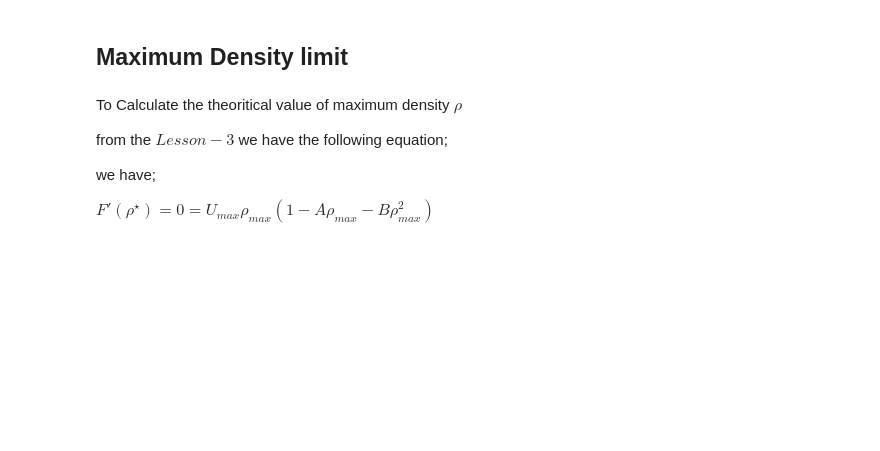
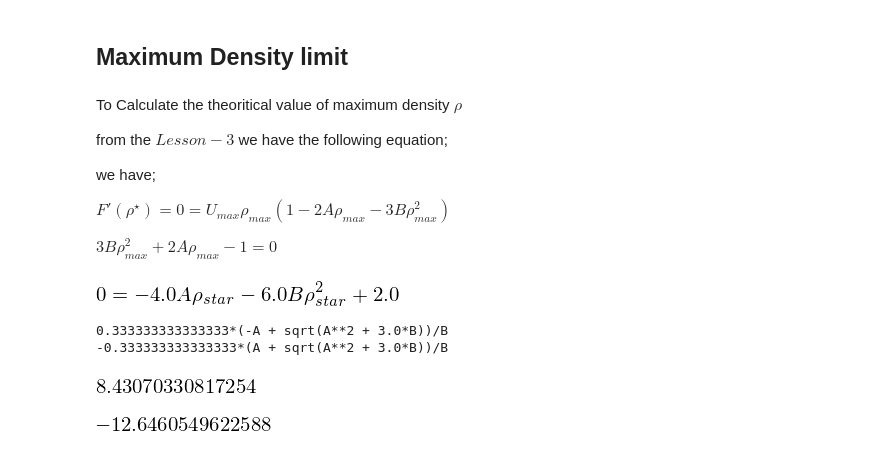
Before and after one commit to rambandaru/MAE6286, a Jupyter notebook: Assignments/Assignment_3.ipynb, the cells around one changed output. Drawn from its saved outputs; the diff is of its cells as text; code cells hidden in the pictures; blank space fills up the shorter version.

```diff
--- a/Assignments/Assignment_3.ipynb
+++ b/Assignments/Assignment_3.ipynb
@@ -106,4 +106,6 @@ from the $Lesson-3$ we have the following equation;
 
 we have;
 
-$F'(\rho^\star) = 0 = U_{max} \rho_{max}(1 - A\rho_{max} - B{\rho_{max}^2}) $
+$F'(\rho^\star) = 0 = U_{max} \rho_{max}(1 - 2A\rho_{max} - 3B{\rho_{max}^2}) $
+
+$3B{\rho_{max}^2} + 2A\rho_{max} -1 = 0$
@@ -111,0 +112,25 @@ $F'(\rho^\star) = 0 = U_{max} \rho_{max}(1 - A\rho_{max} - B{\rho_{max}^2}) $
+# %%
+#solving
+eq2 = sympy.Eq( 0, u_max*(1 - 2*A*rho_star-3*B*rho_star**2) )
+eq2
+# %% [output]
+[figure, added]
+# %%
+quad1 = eq2.subs(aval,bval)
+quad1.simplify()
+quad1_sol = sympy.solve(quad1, rho_star)
+print(quad1_sol[0])
+print(quad1_sol[1])
+# %% [output]
+0.333333333333333*(-A + sqrt(A**2 + 3.0*B))/B
+-0.333333333333333*(A + sqrt(A**2 + 3.0*B))/B
+# %%
+rhoval_a = quad1_sol[0].evalf(subs={A: aval, B:bval} )
+rhoval_a
+# %% [output]
+[figure, added]
+# %%
+rhoval_a = quad1_sol[1].evalf(subs={A: aval, B:bval} )
+rhoval_a
+# %% [output]
+[figure, added]
```
Also changed, not shown: parts of 2 cells of this notebook.
